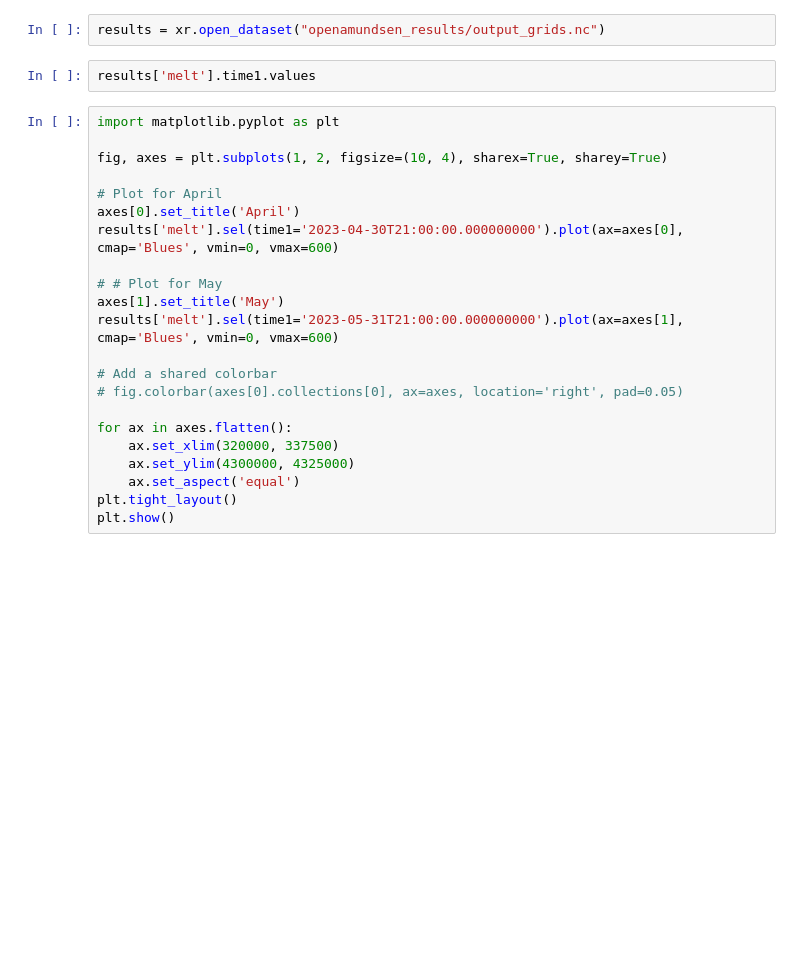
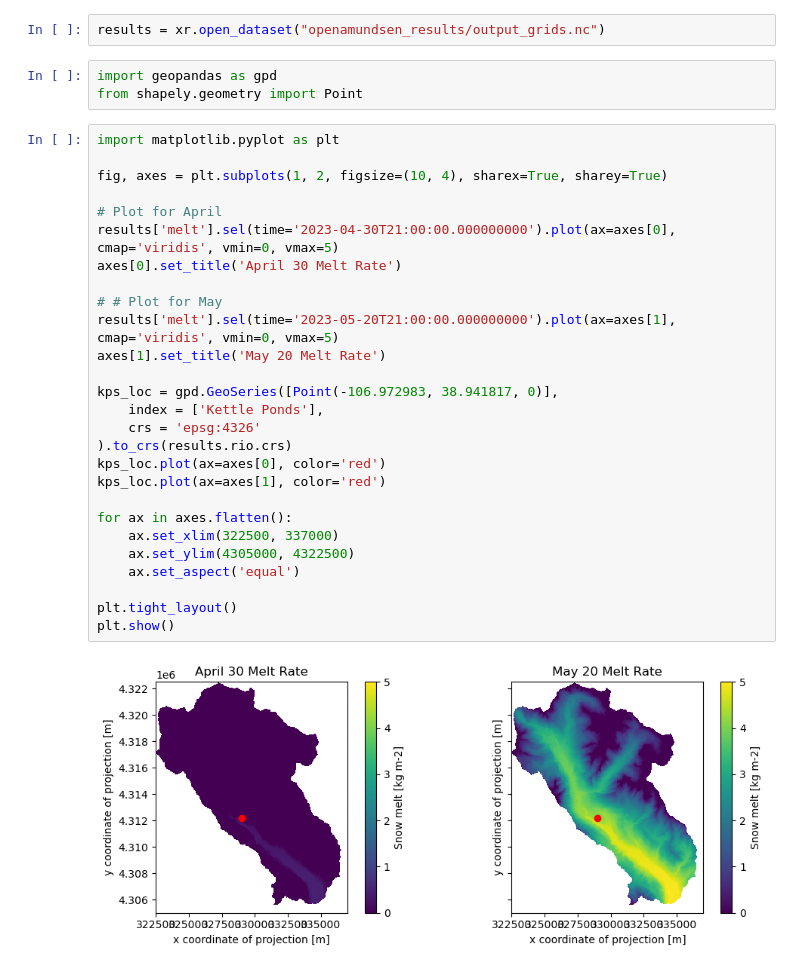
Before and after one commit to Mountain-Hydrology-Research-Group/snow-hydrology, a Jupyter notebook: modules/lab8/lab8-2b-run-model.ipynb, the cells around one changed output. Cells and saved outputs as stored; diff of their text form; blank space fills up the shorter version.

```diff
--- a/modules/lab8/lab8-2b-run-model.ipynb
+++ b/modules/lab8/lab8-2b-run-model.ipynb
@@ -152,26 +173,34 @@ results['sublimation'].sel(point='kps').cumsum().plot()
 # %%
 results = xr.open_dataset("openamundsen_results/output_grids.nc")
-# %%
-results['melt'].time1.values
+# %%
+import geopandas as gpd
+from shapely.geometry import Point
 # %%
 import matplotlib.pyplot as plt
 
 fig, axes = plt.subplots(1, 2, figsize=(10, 4), sharex=True, sharey=True)
 
 # Plot for April
-axes[0].set_title('April')
-results['melt'].sel(time1='2023-04-30T21:00:00.000000000').plot(ax=axes[0], cmap='Blues', vmin=0, vmax=600)
+results['melt'].sel(time='2023-04-30T21:00:00.000000000').plot(ax=axes[0], cmap='viridis', vmin=0, vmax=5)
+axes[0].set_title('April 30 Melt Rate')
 
 # # Plot for May
-axes[1].set_title('May')
-results['melt'].sel(time1='2023-05-31T21:00:00.000000000').plot(ax=axes[1], cmap='Blues', vmin=0, vmax=600)
+results['melt'].sel(time='2023-05-20T21:00:00.000000000').plot(ax=axes[1], cmap='viridis', vmin=0, vmax=5)
+axes[1].set_title('May 20 Melt Rate')
 
-# Add a shared colorbar
-# fig.colorbar(axes[0].collections[0], ax=axes, location='right', pad=0.05)
+kps_loc = gpd.GeoSeries([Point(-106.972983, 38.941817, 0)],
+    index = ['Kettle Ponds'],
+    crs = 'epsg:4326'
+).to_crs(results.rio.crs)
+kps_loc.plot(ax=axes[0], color='red')
+kps_loc.plot(ax=axes[1], color='red')
 
 for ax in axes.flatten():
-    ax.set_xlim(320000, 337500)
-    ax.set_ylim(4300000, 4325000)
+    ax.set_xlim(322500, 337000)
+    ax.set_ylim(4305000, 4322500)
     ax.set_aspect('equal')
+
 plt.tight_layout()
 plt.show()
+# %% [output]
+[figure, added]
```
Also changed, not shown: parts of 7 cells of this notebook, 3 other files.
